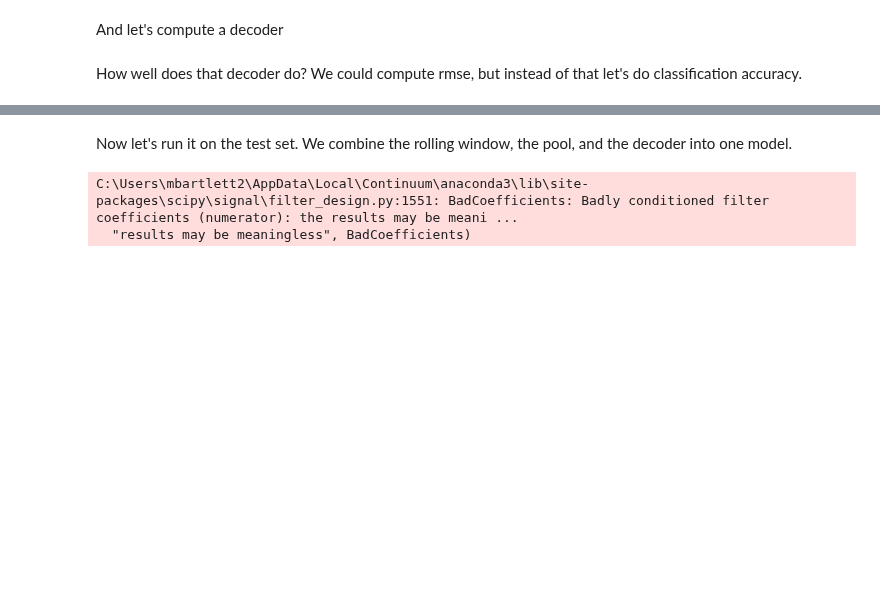
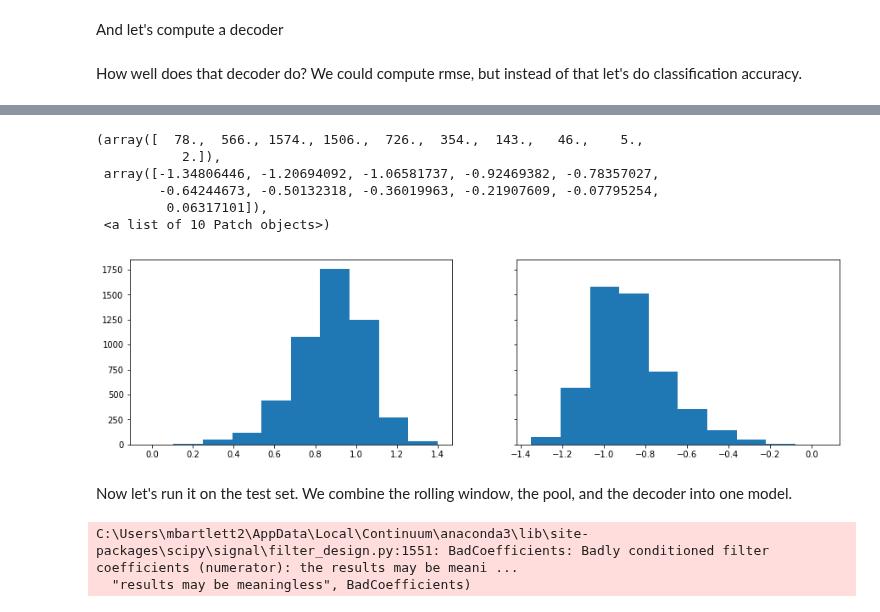
Before and after one commit to maddybartlett/NEN001, a Jupyter notebook: PatternInterpolation_Batch.ipynb, the cells around one changed output, grey strips where cells are left out. Saved outputs shown, nothing was run; the diff lists cells and outputs as text; code cells hidden in the pictures; blank space fills up the shorter version.

```diff
--- a/PatternInterpolation_Batch.ipynb
+++ b/PatternInterpolation_Batch.ipynb
@@ -255,3 +261,15 @@ Text(0.5,1,'training classification accuracy: 58.17%')
+# %%
+f, (ax1, ax2) = plt.subplots(1, 2, sharey=True, figsize=(15, 4))
+ax1.hist(v[:N], label='goal training')
+ax2.hist(v[N:], label='noplay training')
+# %% [output]
+(array([  78.,  566., 1574., 1506.,  726.,  354.,  143.,   46.,    5.,
+           2.]),
+ array([-1.34806446, -1.20694092, -1.06581737, -0.92469382, -0.78357027,
+        -0.64244673, -0.50132318, -0.36019963, -0.21907609, -0.07795254,
+         0.06317101]),
+ <a list of 10 Patch objects>)
+[figure, added]
 # %% [markdown]
 Now let's run it on the test set.  We combine the rolling window, the pool, and the decoder into one model.
 # %%
```
Also changed, not shown: parts of 18 cells of this notebook.
